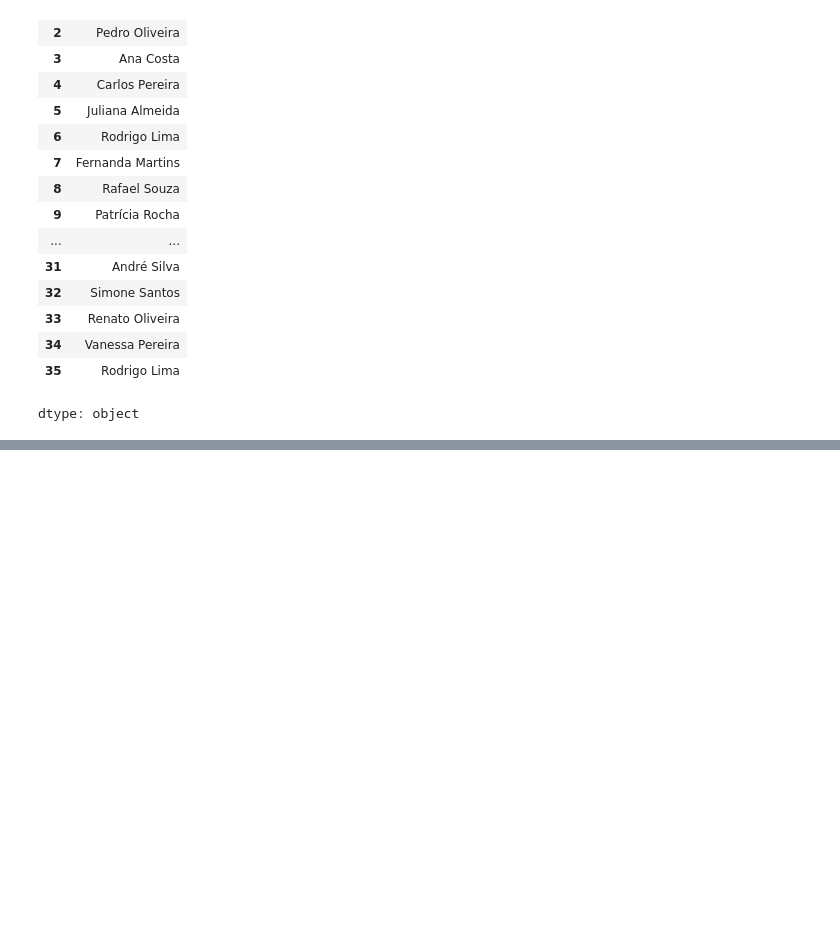
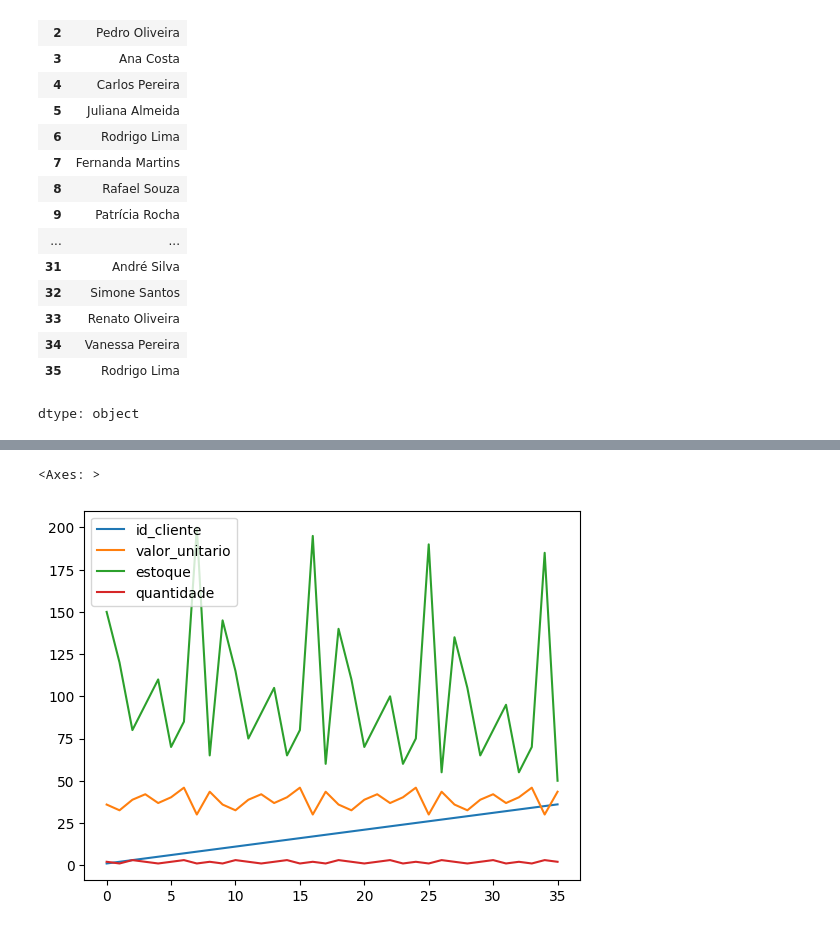
Before and after one commit to Leto3dev/Leto3dev, a Jupyter notebook: calvo_pizzaria.ipynb, the cells around one changed output, grey strips where cells are left out. Saved outputs shown, nothing was run; the diff lists cells and outputs as text; code cells hidden in the pictures; blank space fills up the shorter version.

```diff
--- a/calvo_pizzaria.ipynb
+++ b/calvo_pizzaria.ipynb
@@ -106,0 +101,5 @@ https://docs.google.com/spreadsheets/d/1RJzNBzRJzfXXh-f_h8nIM_U3JCpiEiJ4onnXUyAy
+# %%
+df.plot()
+# %% [output]
+<Axes: >
+[figure, added]
```
Also changed, not shown: parts of 8 cells of this notebook.
